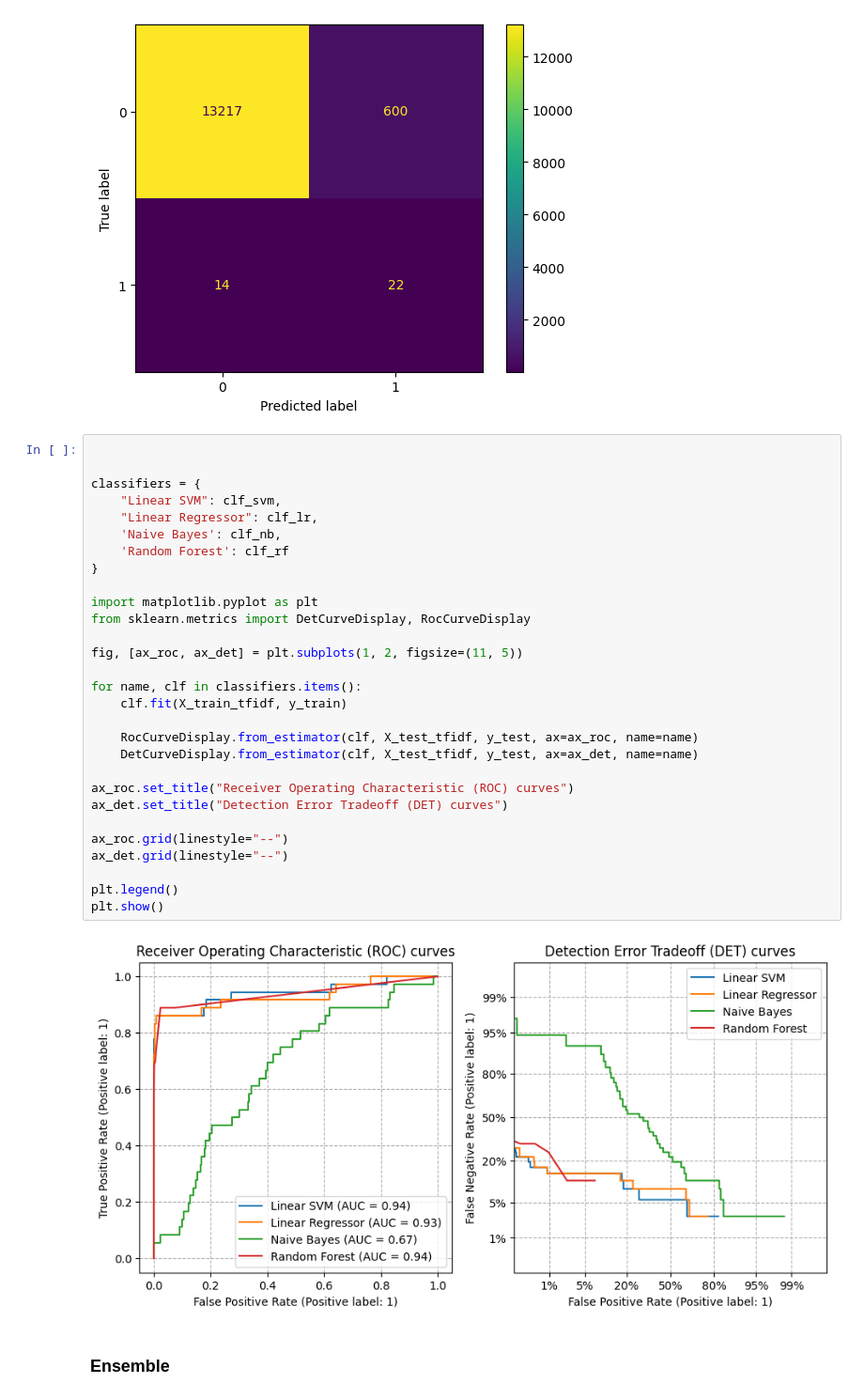
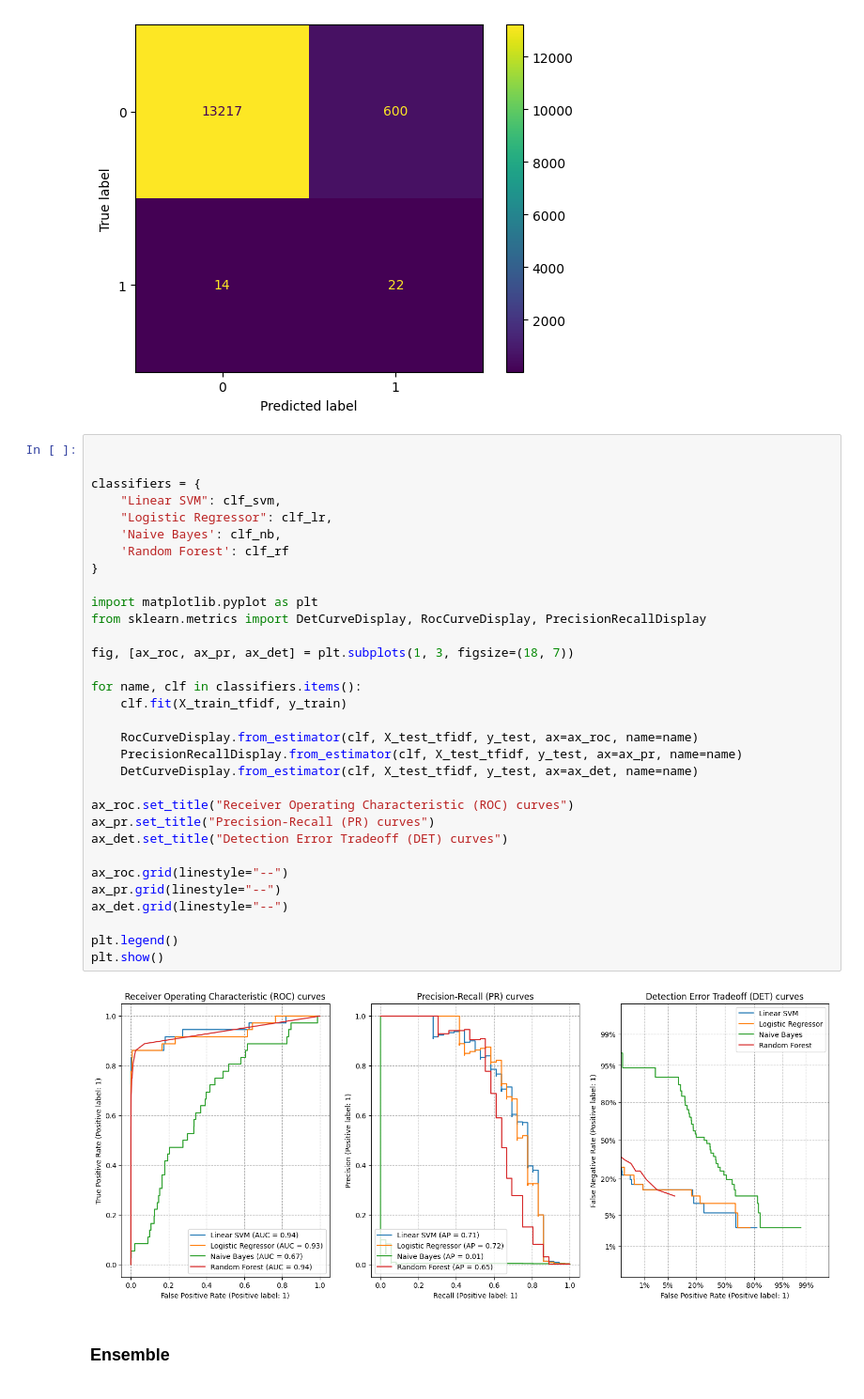
Before and after one commit to Seixal97/tweet_mining_project, a Jupyter notebook: pipeline_smote.ipynb, the cells around one changed output. Shown at 94% size. Saved outputs shown, nothing was run; the diff lists cells and outputs as text.

```diff
--- a/pipeline_smote.ipynb
+++ b/pipeline_smote.ipynb
@@ -399,34 +399,37 @@ disp.plot()
 # %%
 
 
 classifiers = {
     "Linear SVM": clf_svm,
-    "Linear Regressor": clf_lr,
+    "Logistic Regressor": clf_lr,
     'Naive Bayes': clf_nb,
     'Random Forest': clf_rf
 }
 
 import matplotlib.pyplot as plt
-from sklearn.metrics import DetCurveDisplay, RocCurveDisplay
+from sklearn.metrics import DetCurveDisplay, RocCurveDisplay, PrecisionRecallDisplay
 
-fig, [ax_roc, ax_det] = plt.subplots(1, 2, figsize=(11, 5))
+fig, [ax_roc, ax_pr, ax_det] = plt.subplots(1, 3, figsize=(18, 7))
 
 for name, clf in classifiers.items():
     clf.fit(X_train_tfidf, y_train)
 
     RocCurveDisplay.from_estimator(clf, X_test_tfidf, y_test, ax=ax_roc, name=name)
+    PrecisionRecallDisplay.from_estimator(clf, X_test_tfidf, y_test, ax=ax_pr, name=name)
     DetCurveDisplay.from_estimator(clf, X_test_tfidf, y_test, ax=ax_det, name=name)
 
 ax_roc.set_title("Receiver Operating Characteristic (ROC) curves")
+ax_pr.set_title("Precision-Recall (PR) curves")
 ax_det.set_title("Detection Error Tradeoff (DET) curves")
 
 ax_roc.grid(linestyle="--")
+ax_pr.grid(linestyle="--")
 ax_det.grid(linestyle="--")
 
 plt.legend()
 plt.show()
 # %% [output]
-[figure, old version]
+[figure, new version]
 # %% [markdown]
 ### Ensemble
 # %%
```
Also changed, not shown: parts of 2 cells of this notebook, 3 other files.
